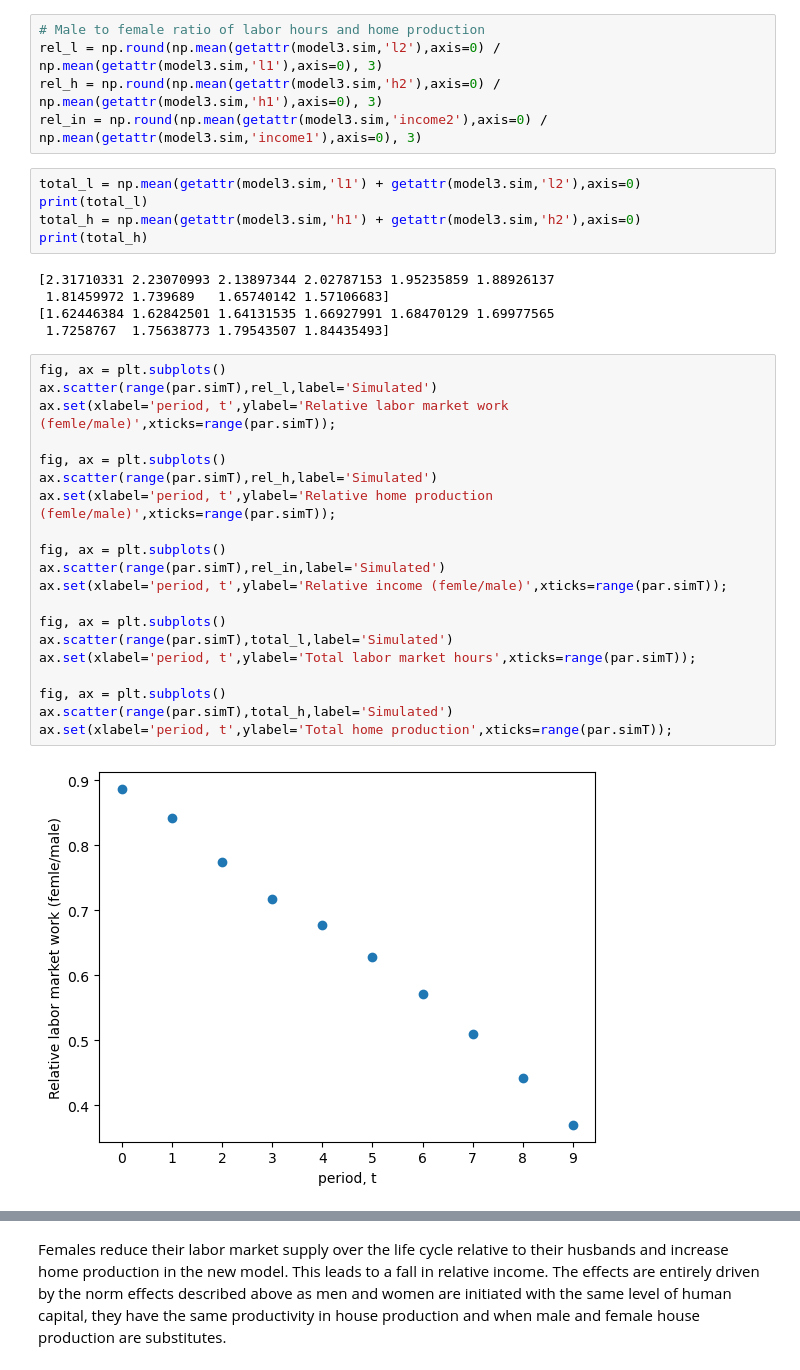
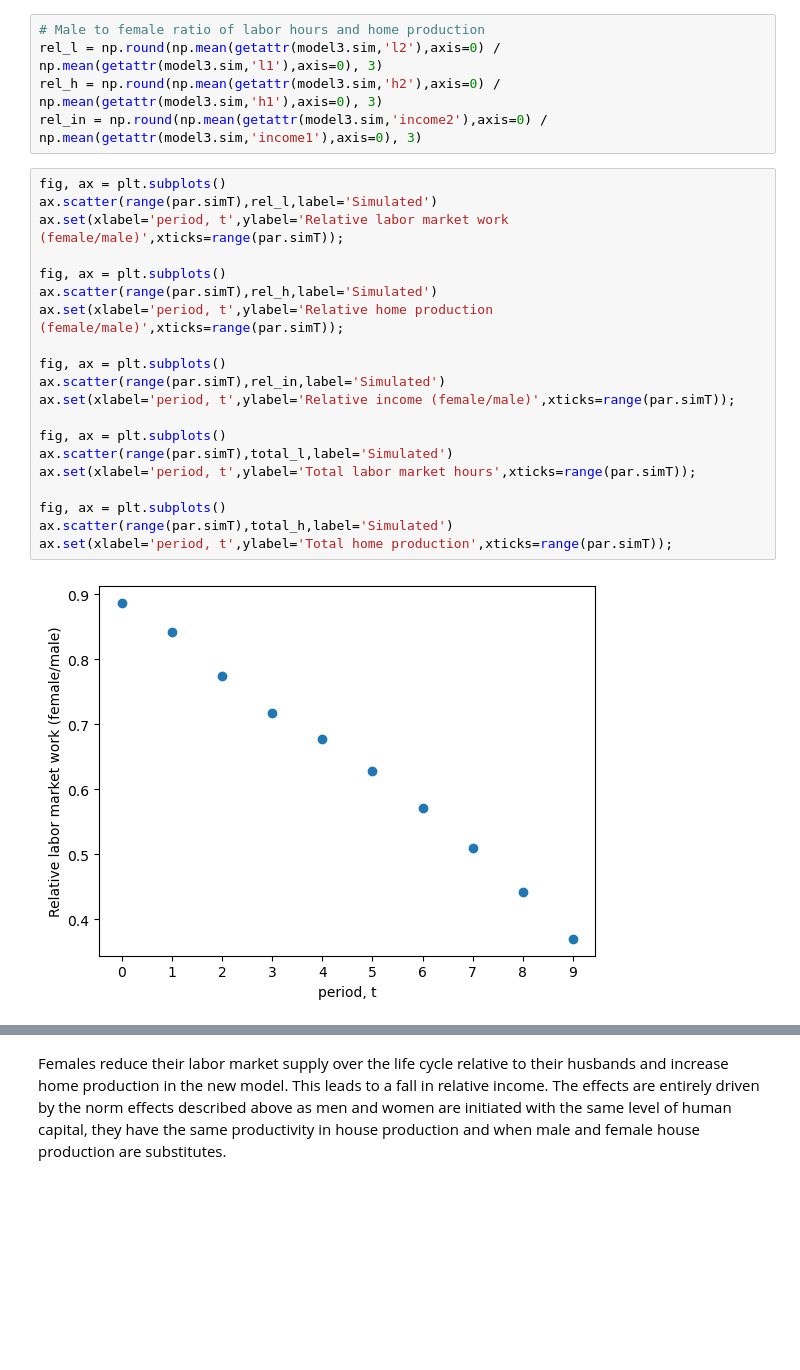
Before and after one commit to NumEconCopenhagen/projects-2023-aca, a Jupyter notebook: modelproject/modelproject code.ipynb, the cells around one changed output, grey strips where cells are left out. Cells and saved outputs as stored; diff of their text form; blank space fills up the shorter version.

```diff
--- a/modelproject/modelproject code.ipynb
+++ b/modelproject/modelproject code.ipynb
@@ -345,35 +351,25 @@ model3.simulate()
 rel_l = np.round(np.mean(getattr(model3.sim,'l2'),axis=0) / np.mean(getattr(model3.sim,'l1'),axis=0), 3)
 rel_h = np.round(np.mean(getattr(model3.sim,'h2'),axis=0) / np.mean(getattr(model3.sim,'h1'),axis=0), 3)
 rel_in = np.round(np.mean(getattr(model3.sim,'income2'),axis=0) / np.mean(getattr(model3.sim,'income1'),axis=0), 3)
-# %%
-total_l = np.mean(getattr(model3.sim,'l1') + getattr(model3.sim,'l2'),axis=0)
-print(total_l)
-total_h = np.mean(getattr(model3.sim,'h1') + getattr(model3.sim,'h2'),axis=0)
-print(total_h)
-# %% [output]
-[2.31710331 2.23070993 2.13897344 2.02787153 1.95235859 1.88926137
- 1.81459972 1.739689   1.65740142 1.57106683]
-[1.62446384 1.62842501 1.64131535 1.66927991 1.68470129 1.69977565
- 1.7258767  1.75638773 1.79543507 1.84435493]
 # %%
 fig, ax = plt.subplots()
 ax.scatter(range(par.simT),rel_l,label='Simulated')
-ax.set(xlabel='period, t',ylabel='Relative labor market work (femle/male)',xticks=range(par.simT));
+ax.set(xlabel='period, t',ylabel='Relative labor market work (female/male)',xticks=range(par.simT));
 
 fig, ax = plt.subplots()
 ax.scatter(range(par.simT),rel_h,label='Simulated')
-ax.set(xlabel='period, t',ylabel='Relative home production (femle/male)',xticks=range(par.simT));
+ax.set(xlabel='period, t',ylabel='Relative home production (female/male)',xticks=range(par.simT));
 
 fig, ax = plt.subplots()
 ax.scatter(range(par.simT),rel_in,label='Simulated')
-ax.set(xlabel='period, t',ylabel='Relative income (femle/male)',xticks=range(par.simT));
+ax.set(xlabel='period, t',ylabel='Relative income (female/male)',xticks=range(par.simT));
 
 fig, ax = plt.subplots()
 ax.scatter(range(par.simT),total_l,label='Simulated')
 ax.set(xlabel='period, t',ylabel='Total labor market hours',xticks=range(par.simT));
 
 fig, ax = plt.subplots()
 ax.scatter(range(par.simT),total_h,label='Simulated')
 ax.set(xlabel='period, t',ylabel='Total home production',xticks=range(par.simT));
 # %% [output]
-[figure, old version]
+[figure, new version]
```
Also changed, not shown: parts of 17 cells of this notebook.
